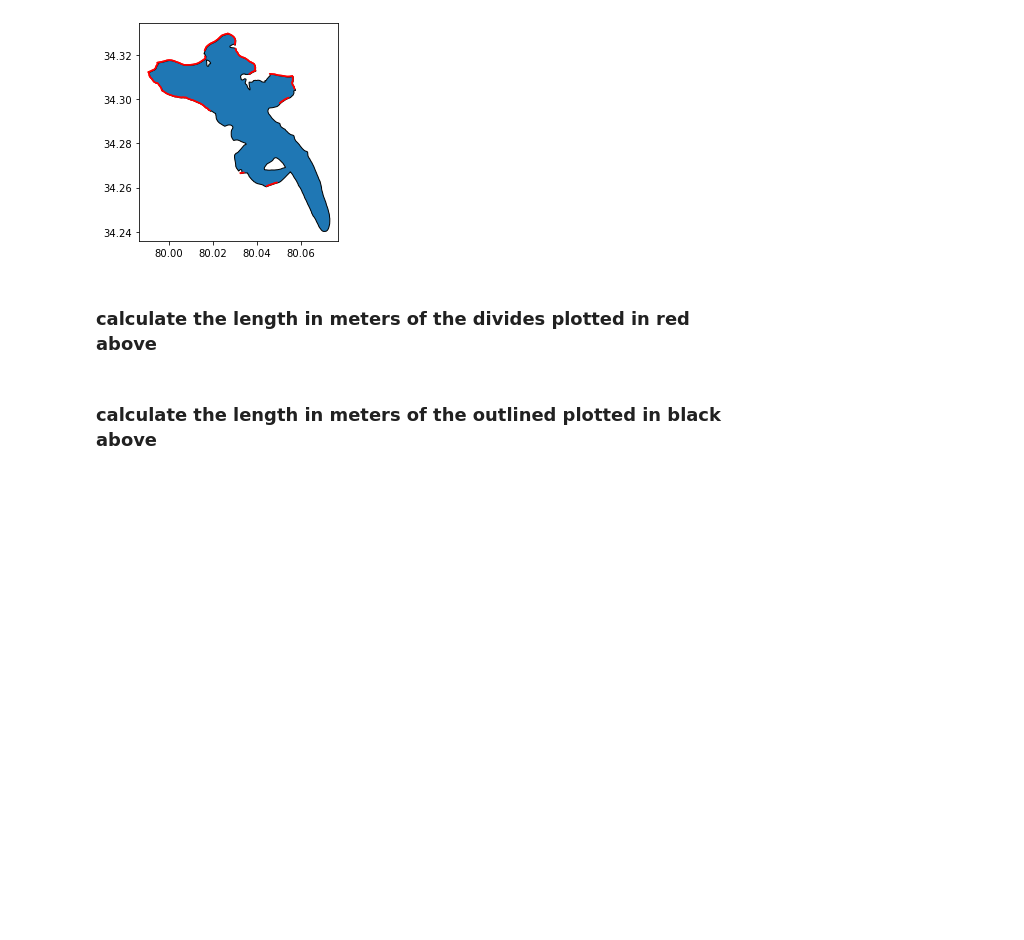
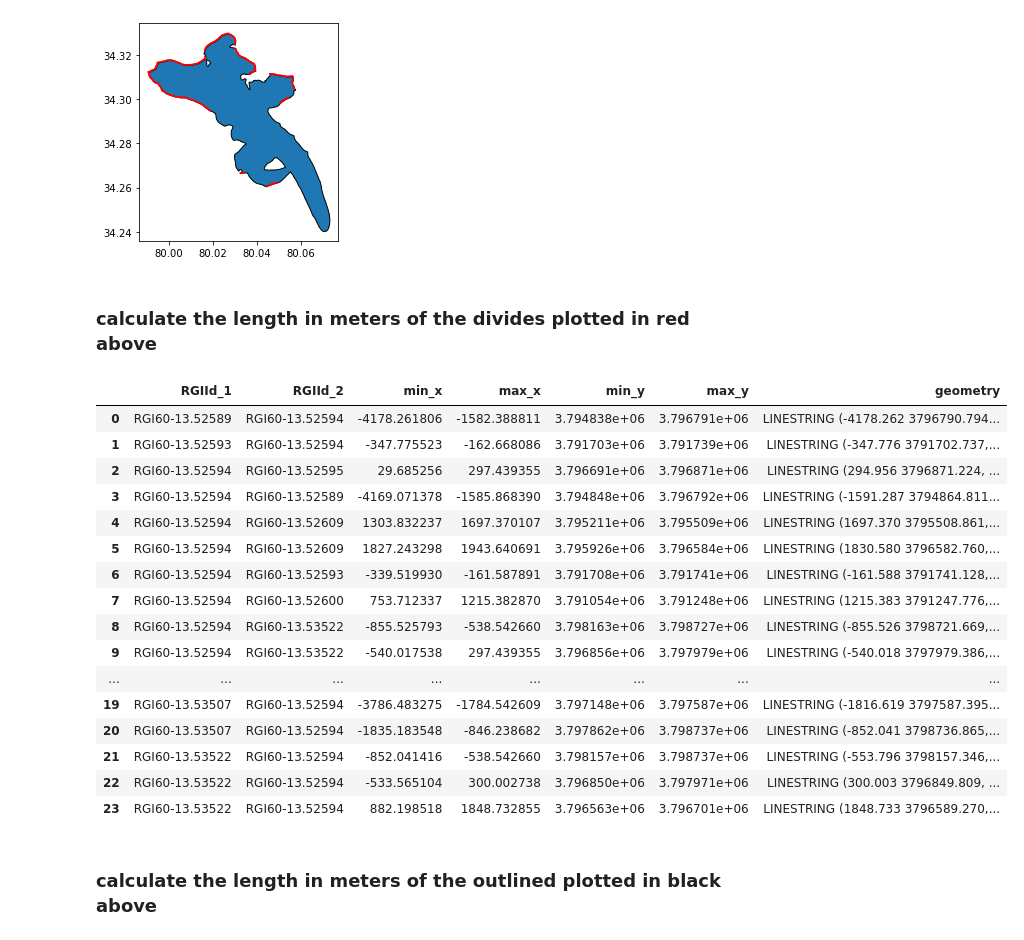
Before and after one commit to bpelto/OGGM-Columbia-Project, a Jupyter notebook: RGI_13.ipynb, the cells around one changed output. Cells and saved outputs as stored; diff of their text form; code cells hidden in the pictures; blank space fills up the shorter version.

```diff
--- a/RGI_13.ipynb
+++ b/RGI_13.ipynb
@@ -95,3 +113,23 @@ ds_new['divides_len']=shape.geometry.length[0]
+# %%
+shape
+# %% [output]
+|  | RGIId_1 | RGIId_2 | min_x | max_x | min_y | max_y | geometry |
+| 0 | RGI60-13.52589 | RGI60-13.52594 | -4178.261806 | -1582.388811 | 3.794838e+06 | 3.796791e+06 | LINESTRING (-4178.262 3796790.794... |
+| 1 | RGI60-13.52593 | RGI60-13.52594 | -347.775523 | -162.668086 | 3.791703e+06 | 3.791739e+06 | LINESTRING (-347.776 3791702.737,... |
+| 2 | RGI60-13.52594 | RGI60-13.52595 | 29.685256 | 297.439355 | 3.796691e+06 | 3.796871e+06 | LINESTRING (294.956 3796871.224, ... |
+| 3 | RGI60-13.52594 | RGI60-13.52589 | -4169.071378 | -1585.868390 | 3.794848e+06 | 3.796792e+06 | LINESTRING (-1591.287 3794864.811... |
+| 4 | RGI60-13.52594 | RGI60-13.52609 | 1303.832237 | 1697.370107 | 3.795211e+06 | 3.795509e+06 | LINESTRING (1697.370 3795508.861,... |
+| 5 | RGI60-13.52594 | RGI60-13.52609 | 1827.243298 | 1943.640691 | 3.795926e+06 | 3.796584e+06 | LINESTRING (1830.580 3796582.760,... |
+| 6 | RGI60-13.52594 | RGI60-13.52593 | -339.519930 | -161.587891 | 3.791708e+06 | 3.791741e+06 | LINESTRING (-161.588 3791741.128,... |
+| 7 | RGI60-13.52594 | RGI60-13.52600 | 753.712337 | 1215.382870 | 3.791054e+06 | 3.791248e+06 | LINESTRING (1215.383 3791247.776,... |
+| 8 | RGI60-13.52594 | RGI60-13.53522 | -855.525793 | -538.542660 | 3.798163e+06 | 3.798727e+06 | LINESTRING (-855.526 3798721.669,... |
+| 9 | RGI60-13.52594 | RGI60-13.53522 | -540.017538 | 297.439355 | 3.796856e+06 | 3.797979e+06 | LINESTRING (-540.018 3797979.386,... |
+| ... | ... | ... | ... | ... | ... | ... | ... |
+| 19 | RGI60-13.53507 | RGI60-13.52594 | -3786.483275 | -1784.542609 | 3.797148e+06 | 3.797587e+06 | LINESTRING (-1816.619 3797587.395... |
+| 20 | RGI60-13.53507 | RGI60-13.52594 | -1835.183548 | -846.238682 | 3.797862e+06 | 3.798737e+06 | LINESTRING (-852.041 3798736.865,... |
+| 21 | RGI60-13.53522 | RGI60-13.52594 | -852.041416 | -538.542660 | 3.798157e+06 | 3.798737e+06 | LINESTRING (-553.796 3798157.346,... |
+| 22 | RGI60-13.53522 | RGI60-13.52594 | -533.565104 | 300.002738 | 3.796850e+06 | 3.797971e+06 | LINESTRING (300.003 3796849.809, ... |
+| 23 | RGI60-13.53522 | RGI60-13.52594 | 882.198518 | 1848.732855 | 3.796563e+06 | 3.796701e+06 | LINESTRING (1848.733 3796589.270,... |
 # %% [markdown]
 ### calculate the length in meters of the outlined plotted in black above
 # %%
```
Also changed, not shown: parts of 5 cells of this notebook.
